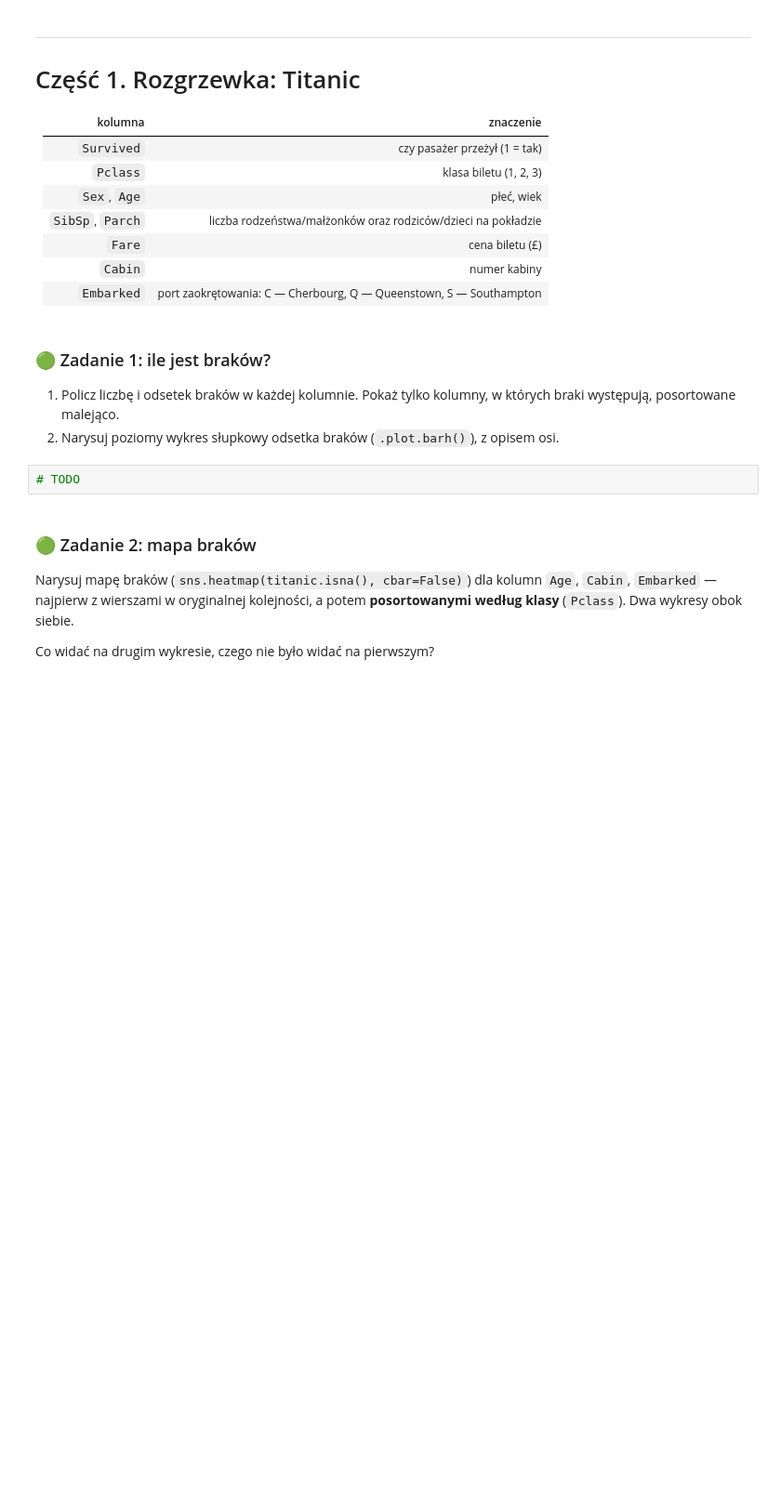
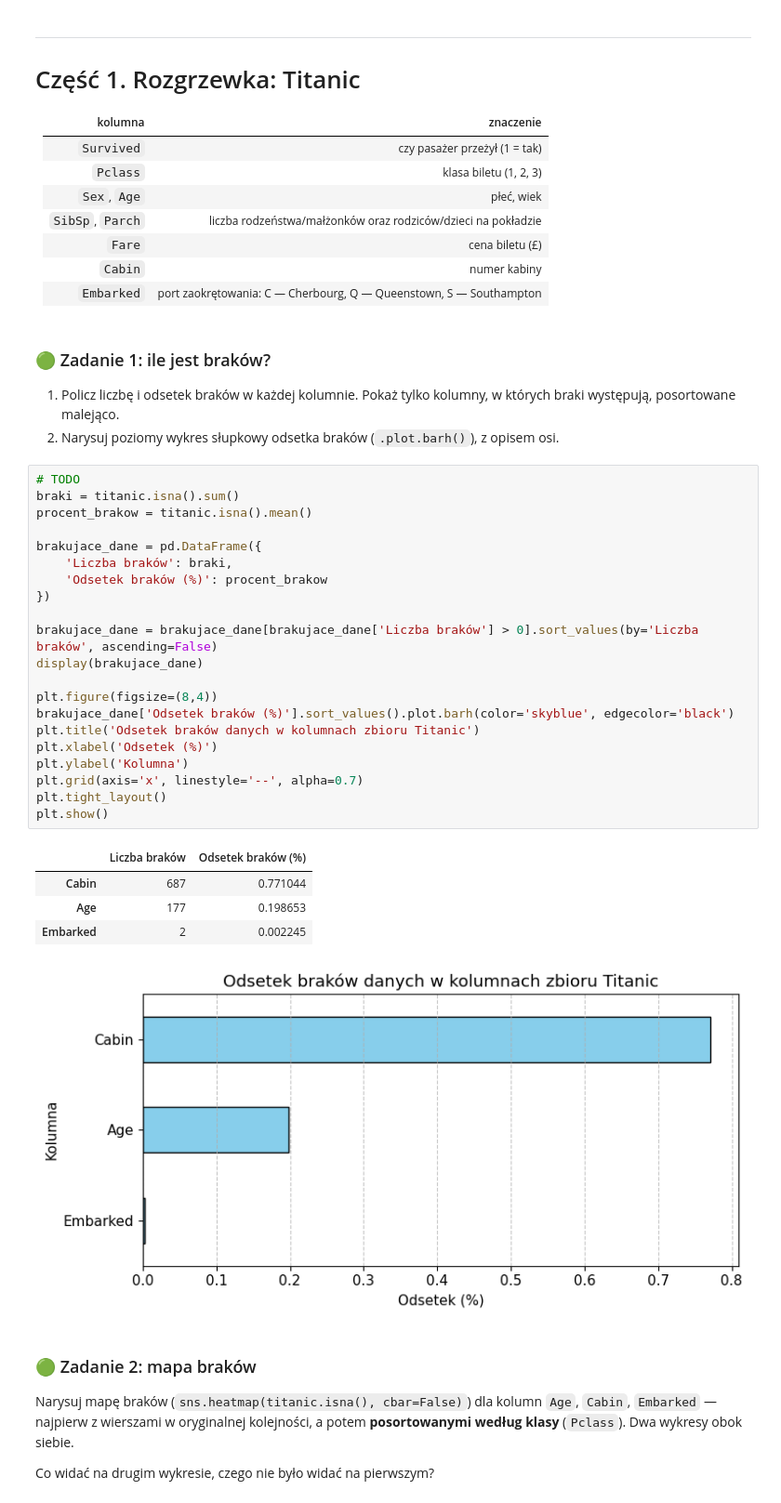
Before and after one commit to bobyysh/EksploracjaDanych, a Jupyter notebook: ED_braki_danych.ipynb, the cells around one changed output. Shown at 93% size. Drawn from its saved outputs; the diff is of its cells as text; blank space fills up the shorter version.

```diff
--- a/ED_braki_danych.ipynb
+++ b/ED_braki_danych.ipynb
@@ -56,6 +56,31 @@ titanic.head()
 2. Narysuj poziomy wykres słupkowy odsetka braków (`.plot.barh()`), z opisem osi.
 # %%
 # TODO
+braki = titanic.isna().sum()
+procent_brakow = titanic.isna().mean()
+
+brakujace_dane = pd.DataFrame({
+    'Liczba braków': braki,
+    'Odsetek braków (%)': procent_brakow
+})
+
+brakujace_dane = brakujace_dane[brakujace_dane['Liczba braków'] > 0].sort_values(by='Liczba braków', ascending=False)
+display(brakujace_dane)
+
+plt.figure(figsize=(8,4))
+brakujace_dane['Odsetek braków (%)'].sort_values().plot.barh(color='skyblue', edgecolor='black')
+plt.title('Odsetek braków danych w kolumnach zbioru Titanic')
+plt.xlabel('Odsetek (%)')
+plt.ylabel('Kolumna')
+plt.grid(axis='x', linestyle='--', alpha=0.7)
+plt.tight_layout()
+plt.show()
+# %% [output]
+|  | Liczba braków | Odsetek braków (%) |
+| Cabin | 687 | 0.771044 |
+| Age | 177 | 0.198653 |
+| Embarked | 2 | 0.002245 |
+[figure, added]
 # %% [markdown]
 ### 🟢 Zadanie 2: mapa braków
 
```
